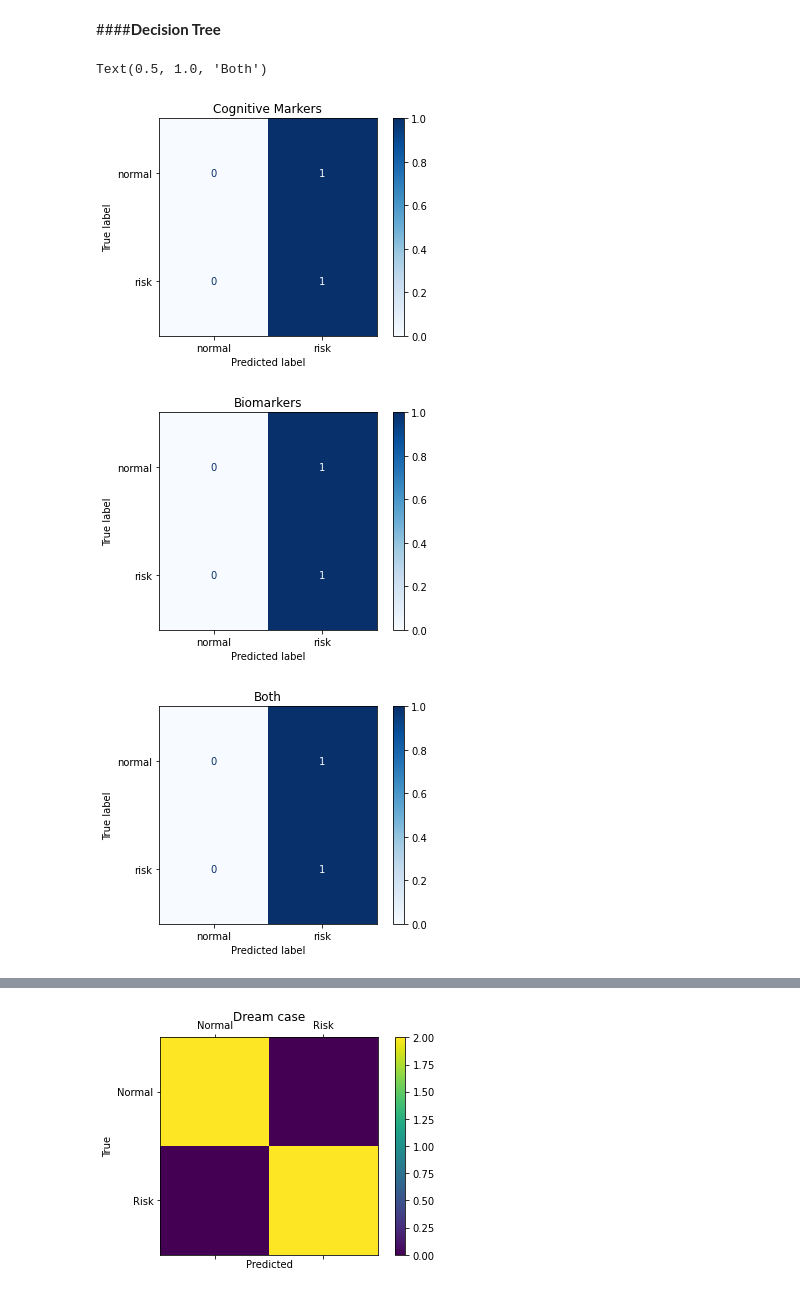
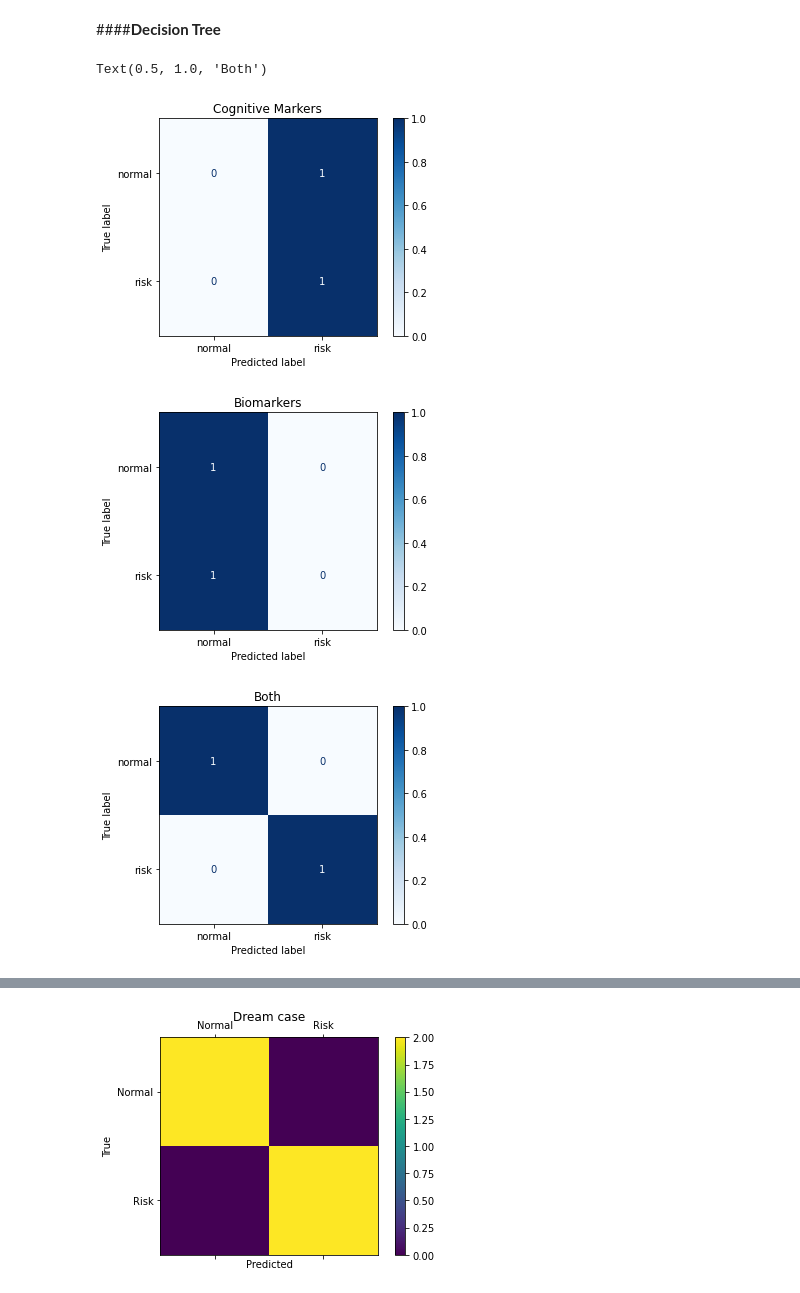
Before and after one commit to Sirabhop/Preclinical-AD-EEG-classification, a Jupyter notebook: Machine_Learning_Modeling.ipynb, the cells around one changed output, grey strips where cells are left out. Saved outputs shown, nothing was run; the diff lists cells and outputs as text; code cells hidden in the pictures.

```diff
--- a/Machine_Learning_Modeling.ipynb
+++ b/Machine_Learning_Modeling.ipynb
@@ -42,7 +42,7 @@ MoCA_o = MoCA.iloc[[1, 3, 4, 5, 6, 7],:]
 MoCA_o = MoCA_o.reset_index(drop = True)
 
 #Import EEG
-EEG = pd.read_csv("EEG_features.csv")
+EEG = pd.read_csv("EEG_features(relative PSD).csv")
 EEG.drop('id', axis = 1, inplace = True)
 
 #Create group
@@ -222,17 +205,17 @@ weighted avg       0.25      0.50      0.33         2
 # %%
 svm_1 = plot_confusion_matrix(clf_dt_1, X_1_test, y_1_test, display_labels = ['normal', 'risk'], cmap=plt.cm.Blues, normalize = 'true')
 svm_1.ax_.set_title('Cognitive Markers')
 
-svm_2 = plot_confusion_matrix(clf_dt_2, X_2_test, y_2_test, display_labels = ['normal', 'risk'], cmap=plt.cm.Blues)
+svm_2 = plot_confusion_matrix(clf_dt_2, X_2_test, y_2_test, display_labels = ['normal', 'risk'], cmap=plt.cm.Blues, normalize = 'true')
 svm_2.ax_.set_title('Biomarkers')
 
-svm_3 = plot_confusion_matrix(clf_dt_3, X_3_test, y_3_test, display_labels = ['normal', 'risk'], cmap=plt.cm.Blues)
+svm_3 = plot_confusion_matrix(clf_dt_3, X_3_test, y_3_test, display_labels = ['normal', 'risk'], cmap=plt.cm.Blues, normalize = 'true')
 svm_3.ax_.set_title('Both')
 # %% [output]
 Text(0.5, 1.0, 'Both')
 [figure]
-[figure, old version]
+[figure, new version]
-[figure, old version]
+[figure, new version]
 # %%
 print(classification_report(y_1_test, dt_y_1_pred))
 print(classification_report(y_2_test, dt_y_2_pred))
```
Also changed, not shown: parts of 7 cells of this notebook.
